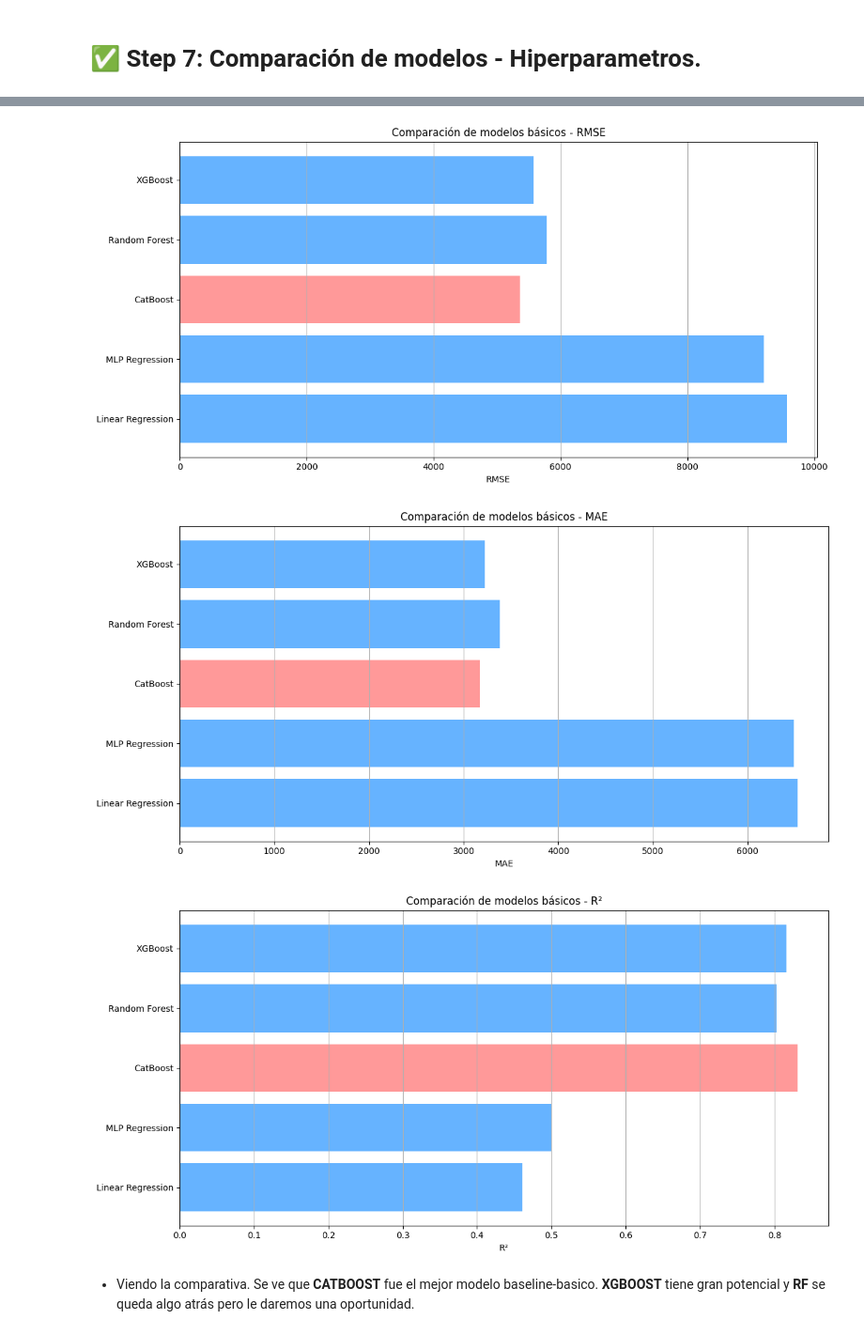
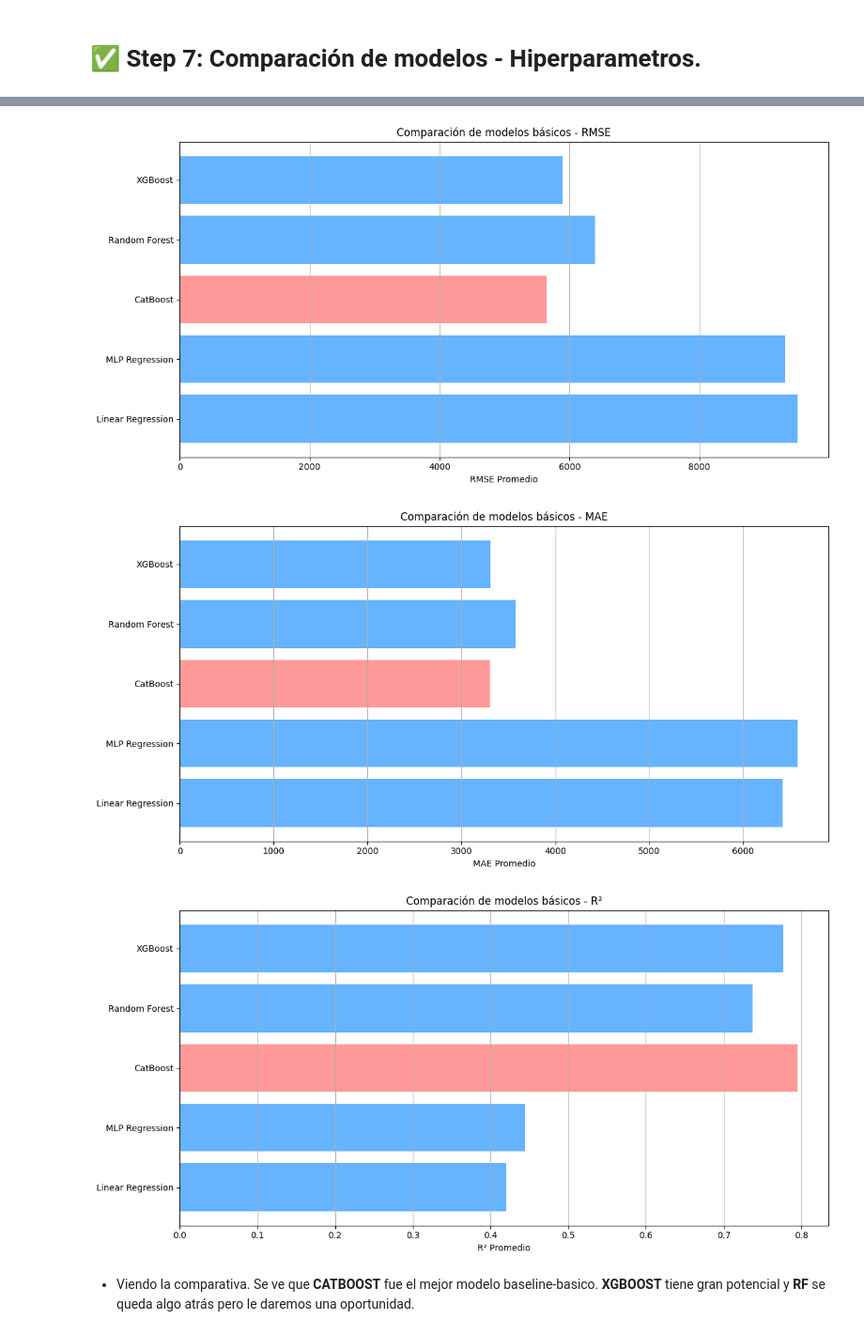
Before and after one commit to antonio-herrera-gb/ML_Adidas-Forecast, a Jupyter notebook: src/results_notebook/final_notebook.ipynb, the cells around one changed output, grey strips where cells are left out. Shown at 94% size. Saved outputs shown, nothing was run; the diff lists cells and outputs as text; code cells hidden in the pictures.

```diff
--- a/src/results_notebook/final_notebook.ipynb
+++ b/src/results_notebook/final_notebook.ipynb
@@ -835,11 +918,15 @@ MLP Regressor - RMSE promedio: 9317.76
 # %% [markdown]
 Nuestro train aqui es **X_train_filtered** que contiene 7 columnas. **CatBoost** es un buen modelo cuando tenemos features categoricas.
 # %%
+# Construir el modelo
 cat_model = CatBoostRegressor(verbose=0, random_state=42)
 
+# Scores de validación cruzada
 cv_rmse_scores_cat_baseline = []
 cv_mae_scores_cat_baseline = []
 cv_r2_scores_cat_baseline = []
+
+# De forma manual para no perder el control de los folds
 for train_index, val_index in kf.split(X_train_filtered):
     X_train_fold = X_train_filtered.iloc[train_index]
     X_val_fold = X_train_filtered.iloc[val_index]
@@ -847,7 +934,7 @@ for train_index, val_index in kf.split(X_train_filtered):
     y_val_fold = y_train_boxcox[val_index]
 
     # Crear el modelo
-    fold_model = CatBoostRegressor(verbose=0, random_state=42)
+    fold_model = cat_model
     fold_model.fit(X_train_fold, y_train_fold, cat_features=categorical_features)
 
     # Predit Box Cox
@@ -919,18 +1031,3 @@ Random Forest - R2: 0.8030
 **XGBOOST**
 # %% [markdown]
 - Aqui tenemos **X_train_df_mask** contiene 87 columnas porque tenia el OneHotEncoder de nuestro Column Transform
-# %%
-xgb_model = XGBRegressor(random_state=42)
-xgb_model.fit(X_train_df_mask, y_train_boxcox)
-
-y_pred_boxcox_xgb = xgb_model.predict(X_test_df)
-y_pred_xgb = inv_boxcox(y_pred_boxcox_xgb, lambda_val)
-
-mse_xgb = mean_squared_error(y_test, y_pred_xgb)
-rmse_xgb = np.sqrt(mse_xgb)
-mae_xgb = mean_absolute_error(y_test, y_pred_xgb)
-r2_xgb = r2_score(y_test, y_pred_xgb)
-
-print(f"XGBoost - RMSE: {rmse_xgb:.2f}")
-print(f"XGBoost - MAE: {mae_xgb:.2f}")
-print(f"XGBoost - R2: {r2_xgb:.4f}")
@@ -990,39 +1132,39 @@ print(resultados_basics)
 # %%
 # Pintamos para ver los resultados
-best_rmse_idx = resultados_basics["RMSE"].idxmin()
-best_mae_idx = resultados_basics["MAE"].idxmin()
-best_r2_idx = resultados_basics["R2"].idxmax()
+best_rmse_idx = resultados_basics["RMSE Promedio"].idxmin()
+best_mae_idx = resultados_basics["MAE Promedio"].idxmin()
+best_r2_idx = resultados_basics["R2 Promedio"].idxmax()
 
 plt.figure(figsize=(12, 6))
 colors = ['#FF9999' if i == best_rmse_idx else '#66B3FF' for i in range(len(resultados_basics))]
-plt.barh(resultados_basics["Modelo"], resultados_basics["RMSE"], color=colors)
-plt.xlabel("RMSE")
+plt.barh(resultados_basics["Modelo"], resultados_basics["RMSE Promedio"], color=colors)
+plt.xlabel("RMSE Promedio")
 plt.title("Comparación de modelos básicos - RMSE")
 plt.grid(axis='x')
 plt.tight_layout()
 plt.show()
 
 plt.figure(figsize=(12, 6))
 colors = ['#FF9999' if i == best_mae_idx else '#66B3FF' for i in range(len(resultados_basics))]
-plt.barh(resultados_basics["Modelo"], resultados_basics["MAE"], color=colors)
-plt.xlabel("MAE")
+plt.barh(resultados_basics["Modelo"], resultados_basics["MAE Promedio"], color=colors)
+plt.xlabel("MAE Promedio")
 plt.title("Comparación de modelos básicos - MAE")
 plt.grid(axis='x')
 plt.tight_layout()
 plt.show()
 
 plt.figure(figsize=(12, 6))
 colors = ['#FF9999' if i == best_r2_idx else '#66B3FF' for i in range(len(resultados_basics))]
-plt.barh(resultados_basics["Modelo"], resultados_basics["R2"], color=colors)
-plt.xlabel("R²")
+plt.barh(resultados_basics["Modelo"], resultados_basics["R2 Promedio"], color=colors)
+plt.xlabel("R² Promedio")
 plt.title("Comparación de modelos básicos - R²")
 plt.grid(axis='x')
 plt.tight_layout()
 plt.show()
 # %% [output]
-[figure, old version]
+[figure, new version]
-[figure, old version]
+[figure, new version]
-[figure, old version]
+[figure, new version]
 # %% [markdown]
 - Viendo la comparativa. Se ve que **CATBOOST** fue el mejor modelo baseline-basico. **XGBOOST** tiene gran potencial y **RF** se queda algo atrás pero le daremos una oportunidad.
 # %% [markdown]
```
Also changed, not shown: parts of 47 cells of this notebook, 18 other files.
